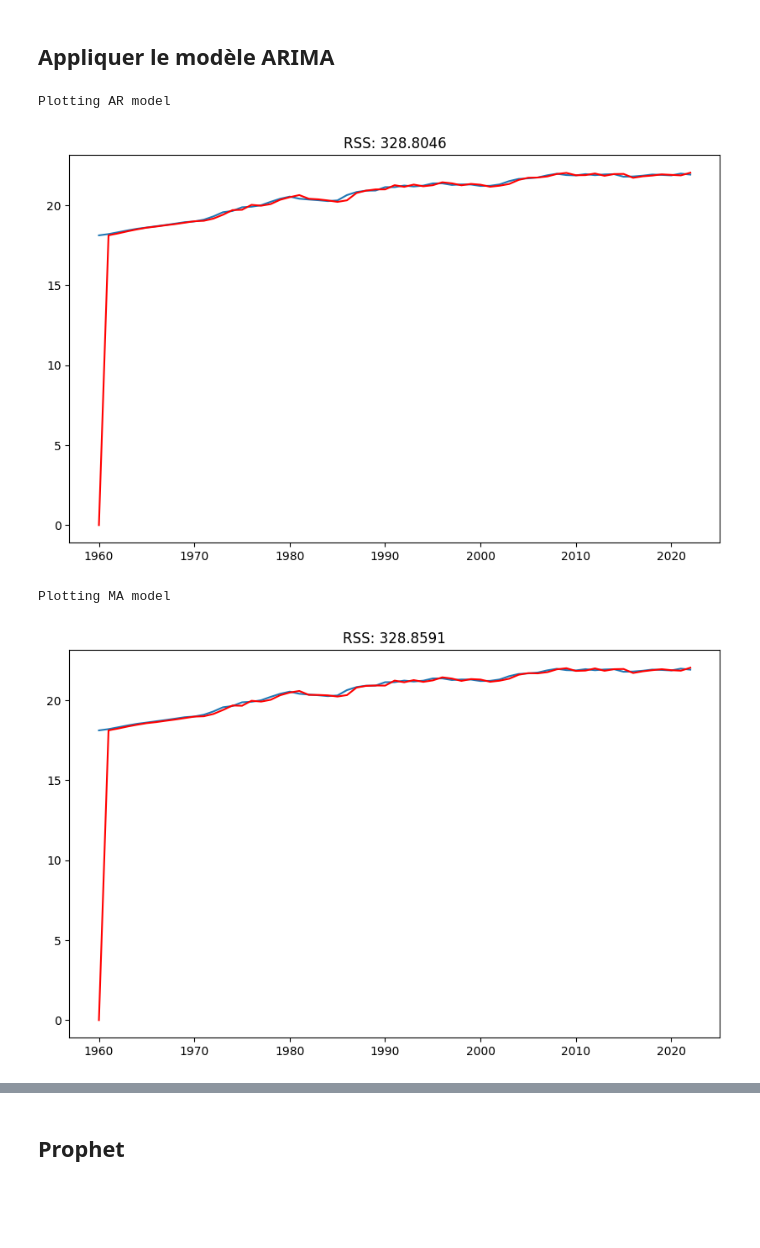
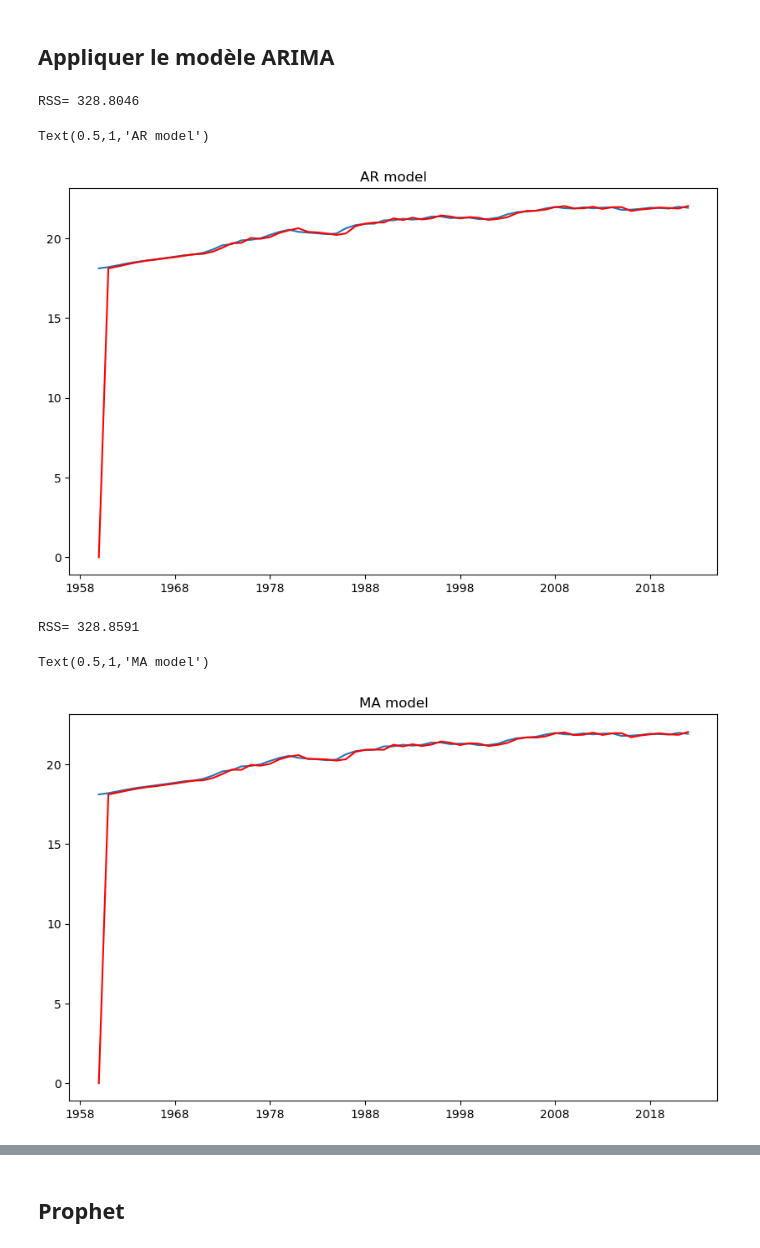
Before and after one commit to ahmedmokeddem/dalas, a Jupyter notebook: code/code ML models/time series.ipynb, the cells around one changed output, grey strips where cells are left out. Cells and saved outputs as stored; diff of their text form; code cells hidden in the pictures; blank space fills up the shorter version.

```diff
--- a/code/code ML models/time series.ipynb
+++ b/code/code ML models/time series.ipynb
@@ -347,25 +333,28 @@ plt.tight_layout()
 # %%
 #AR modèle
 model = ARIMA(indexedDataset_logScale, order=(5,1,0))
 results_AR = model.fit()
 plt.plot(indexedDataset_logScale)
 plt.plot(results_AR.fittedvalues, color='red')
-plt.title('RSS: %.4f'%sum((results_AR.fittedvalues - indexedDataset_logScale['y'])**2))
-print('Plotting AR model')
+
+print('RSS= %.4f'%sum((results_AR.fittedvalues - indexedDataset_logScale['y'])**2))
+plt.title('AR model')
 # %% [output]
-Plotting AR model
+RSS= 328.8046
+Text(0.5,1,'AR model')
-[figure, old version]
+[figure, new version]
 # %%
 #MA modèle
 model = ARIMA(indexedDataset_logScale, order=(0,1,2))
 results_MA = model.fit()
 plt.plot(indexedDataset_logScale)
 plt.plot(results_MA.fittedvalues, color='red')
-plt.title('RSS: %.4f'%sum((results_MA.fittedvalues - indexedDataset_logScale['y'])**2))
-print('Plotting MA model')
+print('RSS= %.4f'%sum((results_MA.fittedvalues - indexedDataset_logScale['y'])**2))
+plt.title('MA model')
 # %% [output]
-Plotting MA model
+RSS= 328.8591
+Text(0.5,1,'MA model')
-[figure, old version]
+[figure, new version]
 # %%
 # AR+I+MA = ARIMA model
 model = ARIMA(indexedDataset_logScale, order=(5,1,2))
```
Also changed, not shown: parts of 22 cells of this notebook.
